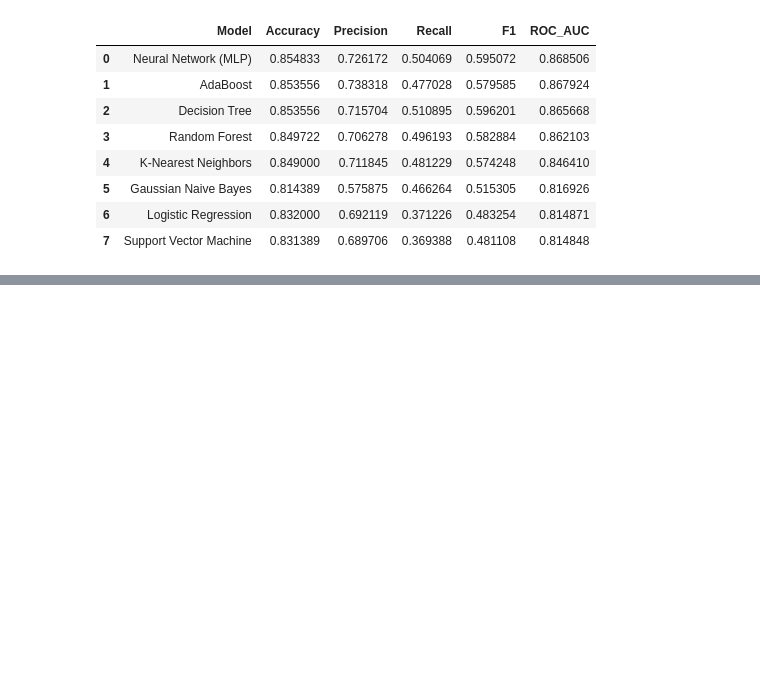
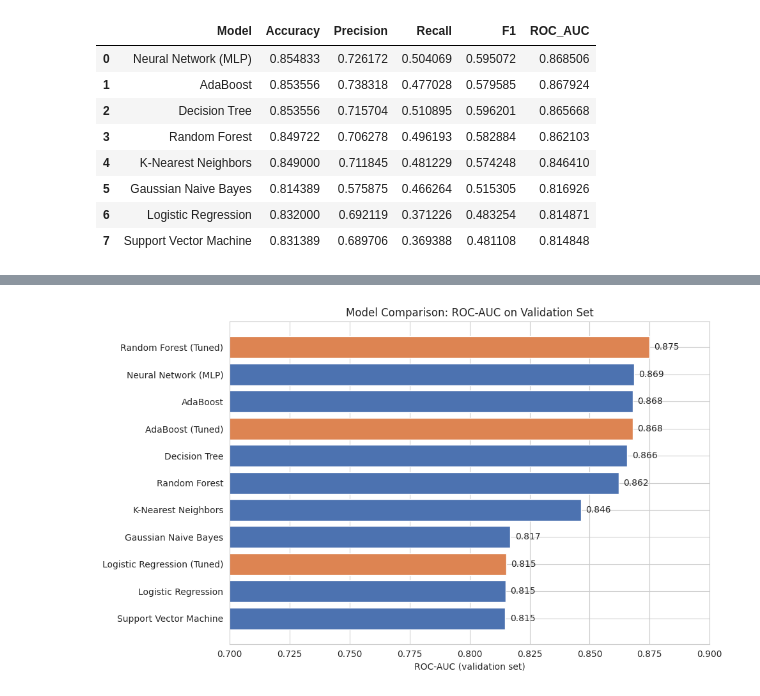
Before and after one commit to ANUPAM7209/building-fastapi, a Jupyter notebook: notebookeca64d7ae5.ipynb, the cells around one changed output, grey strips where cells are left out. Saved outputs shown, nothing was run; the diff lists cells and outputs as text; code cells hidden in the pictures; blank space fills up the shorter version.

```diff
--- a/notebookeca64d7ae5.ipynb
+++ b/notebookeca64d7ae5.ipynb
@@ -385,0 +437,15 @@ baseline_df
+# %%
+for name, pipe in tuned_fitted.items():
+    pred = pipe.predict(X_val)
+    proba = pipe.predict_proba(X_val)[:, 1]
+    tuned_results.append({
+        'Model': name,
+        'Accuracy': accuracy_score(y_val, pred),
+        'Precision': precision_score(y_val, pred),
+        'Recall': recall_score(y_val, pred),
+        'F1': f1_score(y_val, pred),
+        'ROC_AUC': roc_auc_score(y_val, proba)
+    })
+
+tuned_df = pd.DataFrame(tuned_results)
+tuned_df
@@ -385,0 +464,3 @@ baseline_df
+# %%
+combined_df = pd.concat([baseline_df, tuned_df], ignore_index=True).sort_values('ROC_AUC', ascending=False).reset_index(drop=True)
+combined_df
@@ -385,0 +480,14 @@ baseline_df
+# %%
+fig, ax = plt.subplots(figsize=(10,6))
+colors = ['#DD8452' if '(Tuned)' in m else '#4C72B0' for m in combined_df['Model']]
+ax.barh(combined_df['Model'], combined_df['ROC_AUC'], color=colors)
+ax.invert_yaxis()
+ax.set_xlabel('ROC-AUC (validation set)')
+ax.set_title('Model Comparison: ROC-AUC on Validation Set')
+ax.set_xlim(0.7, 0.9)
+for i,v in enumerate(combined_df['ROC_AUC']):
+    ax.text(v+0.002, i, f"{v:.3f}", va='center')
+plt.tight_layout()
+plt.show()
+# %% [output]
+[figure, added]
```
Also changed, not shown: parts of 8 cells of this notebook.
